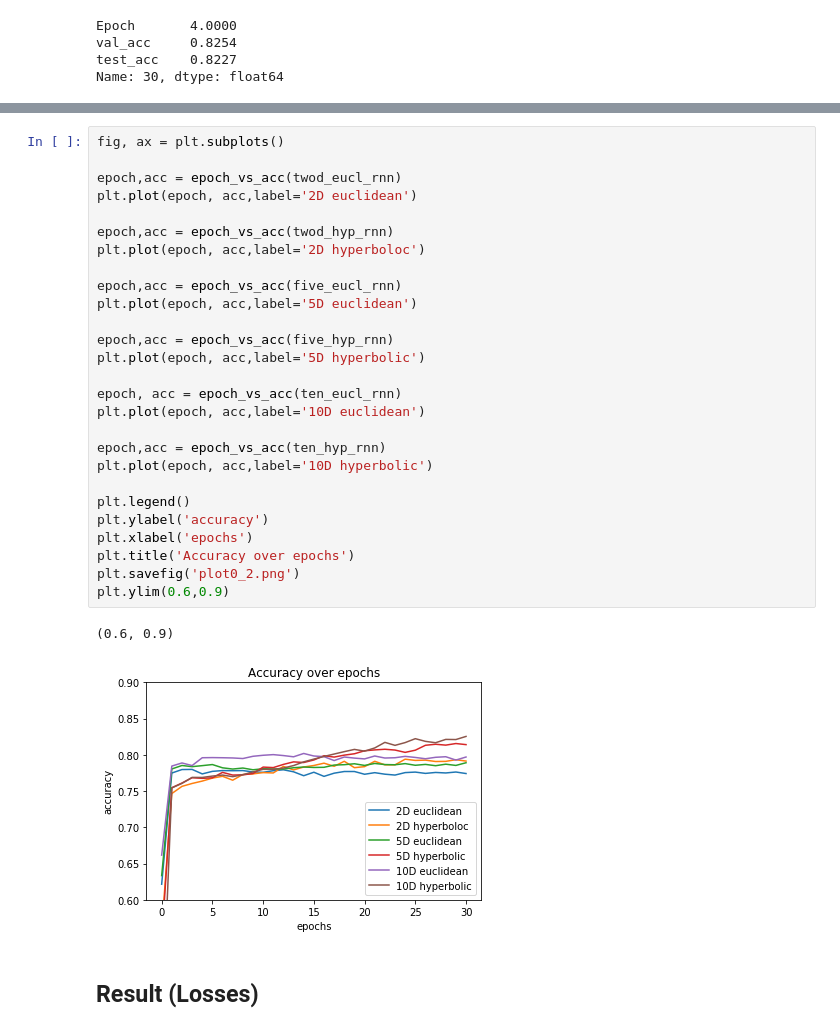
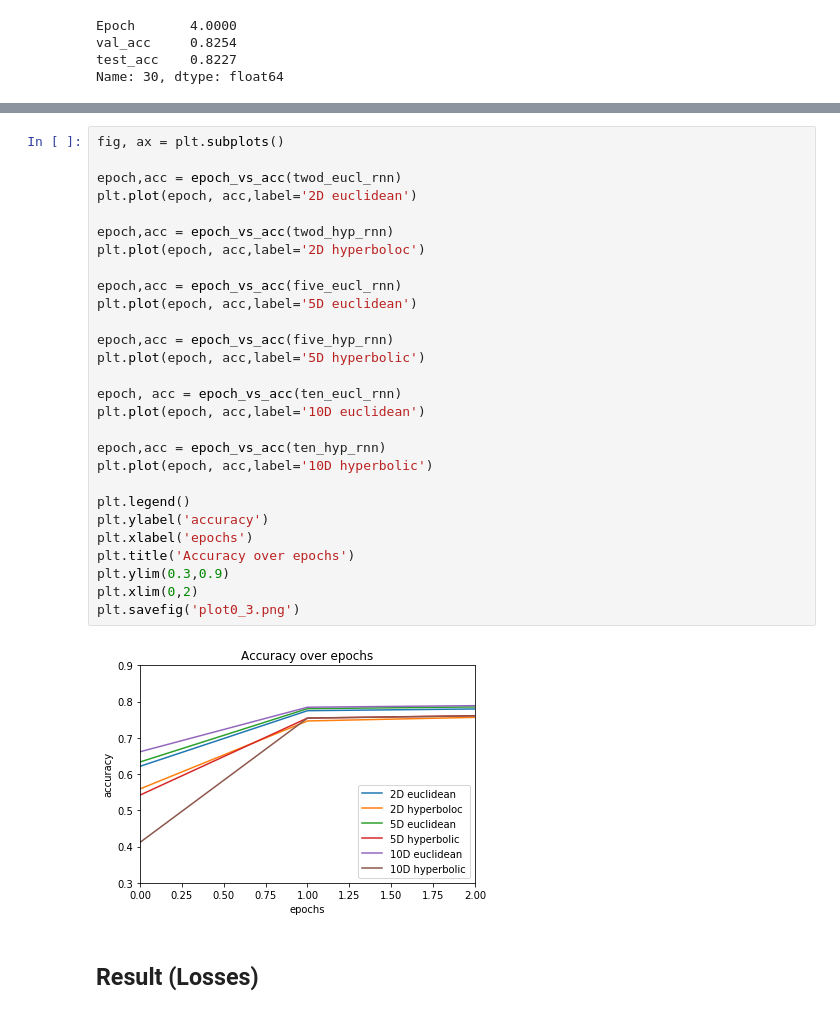
Before and after one commit to KengoA/hyperbolic_nn, a Jupyter notebook: snli_dataset/logs/Extract_logs.ipynb, the cells around one changed output, grey strips where cells are left out. Cells and saved outputs as stored; diff of their text form.

```diff
--- a/snli_dataset/logs/Extract_logs.ipynb
+++ b/snli_dataset/logs/Extract_logs.ipynb
@@ -278,33 +300,33 @@ plt.ylim(0.4,0.9)
 # %%
 fig, ax = plt.subplots()
 
 epoch,acc = epoch_vs_acc(twod_eucl_rnn)
 plt.plot(epoch, acc,label='2D euclidean')
 
 epoch,acc = epoch_vs_acc(twod_hyp_rnn)
 plt.plot(epoch, acc,label='2D hyperboloc')
 
 epoch,acc = epoch_vs_acc(five_eucl_rnn)
 plt.plot(epoch, acc,label='5D euclidean')
 
 epoch,acc = epoch_vs_acc(five_hyp_rnn)
 plt.plot(epoch, acc,label='5D hyperbolic')
 
 epoch, acc = epoch_vs_acc(ten_eucl_rnn)
 plt.plot(epoch, acc,label='10D euclidean')
 
 epoch,acc = epoch_vs_acc(ten_hyp_rnn)
 plt.plot(epoch, acc,label='10D hyperbolic')
 
 plt.legend()
 plt.ylabel('accuracy')
 plt.xlabel('epochs')
 plt.title('Accuracy over epochs')
-plt.savefig('plot0_2.png')
-plt.ylim(0.6,0.9)
+plt.ylim(0.3,0.9)
+plt.xlim(0,2)
+plt.savefig('plot0_3.png')
 # %% [output]
-(0.6, 0.9)
-[figure, old version]
+[figure, new version]
 # %% [markdown]
 ## Result (Losses)
 # %%
```
Also changed, not shown: parts of 12 cells of this notebook.
